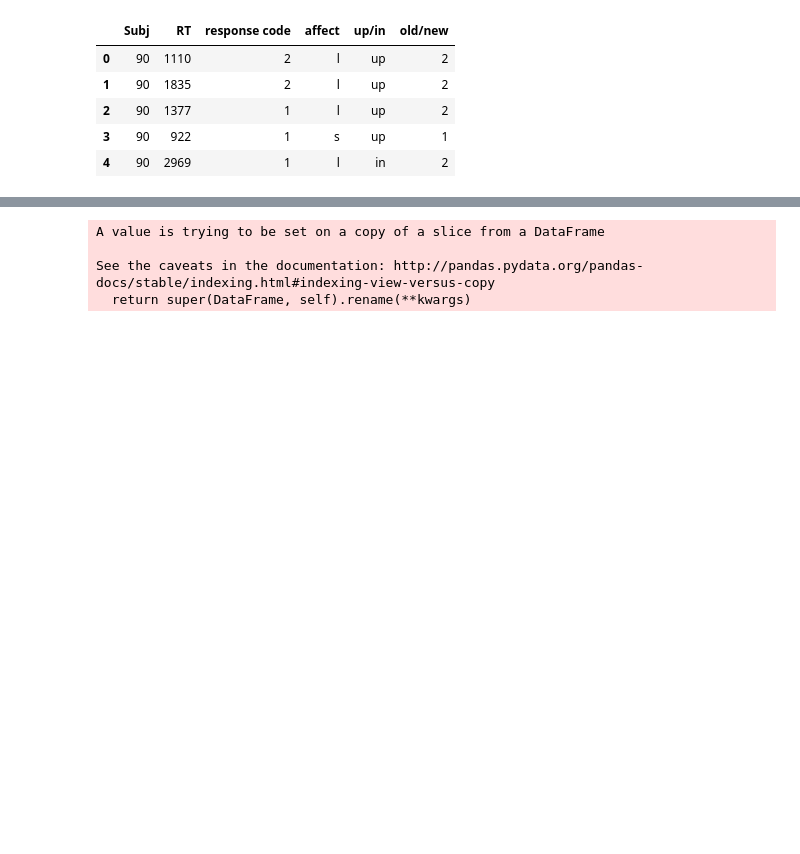
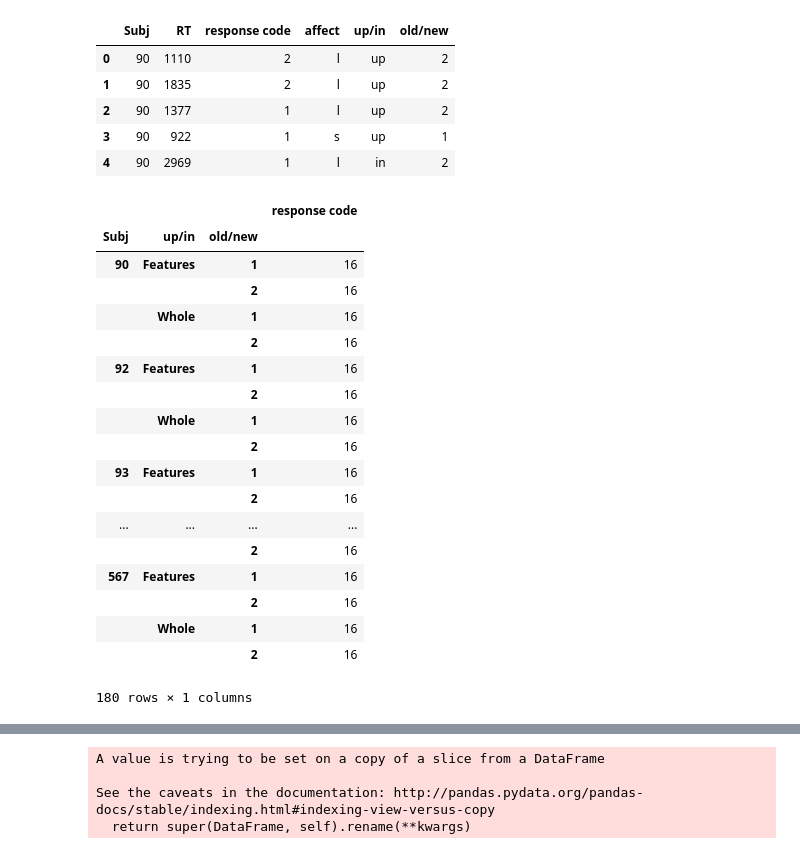
Before and after one commit to donnajobridge/data_visualizations, a Jupyter notebook: emo/emo_data.ipynb, the cells around one changed output, grey strips where cells are left out. Cells and saved outputs as stored; diff of their text form; code cells hidden in the pictures; blank space fills up the shorter version.

```diff
--- a/emo/emo_data.ipynb
+++ b/emo/emo_data.ipynb
@@ -23,5 +23,27 @@ emo['affect']=emo['affect'].map({'h':'Positive', 's':'Negative'})
 # %%
 pivot=pd.pivot_table(emo, values='accuracy', index=['affect', 'up/in'], columns=['old/new'])
+# %%
+pd.DataFrame(emo.groupby(['Subj', 'up/in', 'old/new'])['response code'].count())
+# %% [output]
+|  |  |  | response code |
+| Subj | up/in | old/new |  |
+| 90 | Features | 1 | 16 |
+|  |  | 2 | 16 |
+|  | Whole | 1 | 16 |
+|  |  | 2 | 16 |
+| 92 | Features | 1 | 16 |
+|  |  | 2 | 16 |
+|  | Whole | 1 | 16 |
+|  |  | 2 | 16 |
+| 93 | Features | 1 | 16 |
+|  |  | 2 | 16 |
+| ... | ... | ... | ... |
+|  |  | 2 | 16 |
+| 567 | Features | 1 | 16 |
+|  |  | 2 | 16 |
+|  | Whole | 1 | 16 |
+|  |  | 2 | 16 |
+180 rows × 1 columns
 # %%
 means=pd.DataFrame(emo.groupby(['Subj', 'affect', 'up/in'])['accuracy'].mean())
 # %%
```
Also changed, not shown: parts of 24 cells of this notebook, 4 other files.
